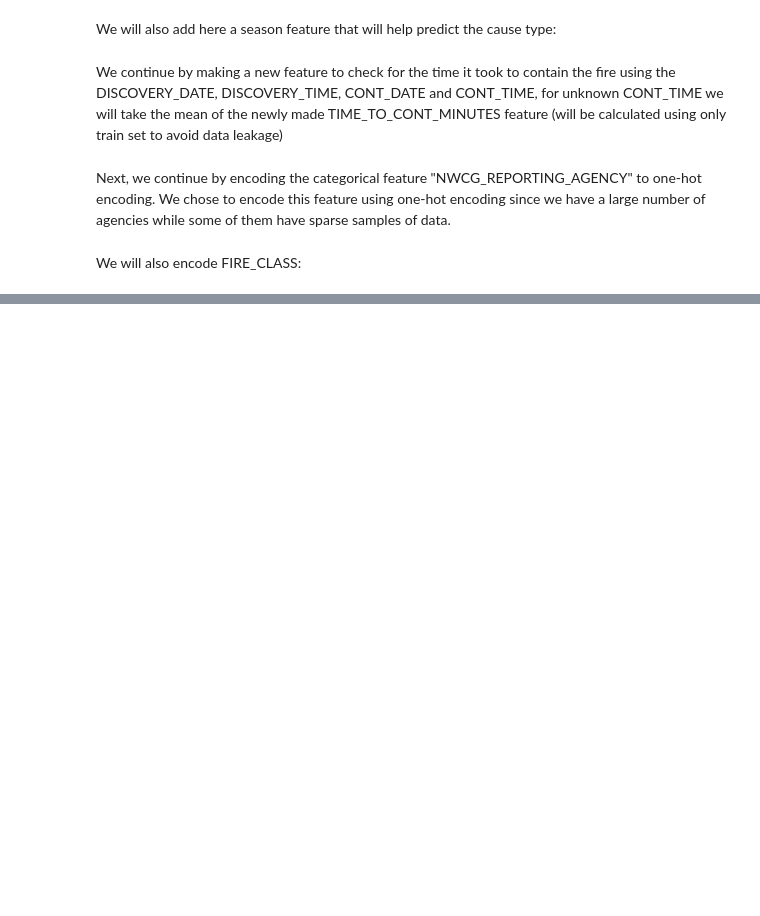
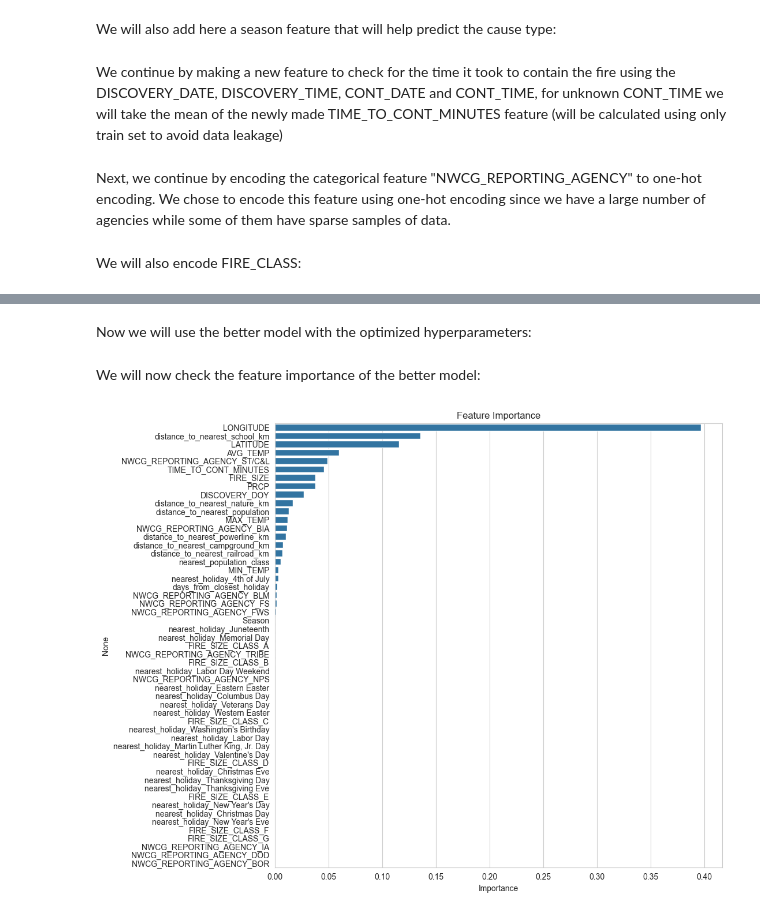
Before and after one commit to tal412/DataScienceFiresProject, a Jupyter notebook: FinalProject.ipynb, the cells around one changed output, grey strips where cells are left out. Drawn from its saved outputs; the diff is of its cells as text; code cells hidden in the pictures; blank space fills up the shorter version.

```diff
--- a/FinalProject.ipynb
+++ b/FinalProject.ipynb
@@ -650,0 +875,23 @@ Structure: 0.02
+# %% [markdown]
+Now we will use the better model with the optimized hyperparameters:
+# %%
+if better_model_name == 'GBC':
+    better_model = GradientBoostingClassifier(**study.best_params)
+else:
+    better_model = RandomForestClassifier(**study.best_params)
+# %% [markdown]
+We will now check the feature importance of the better model:
+# %%
+
+better_model.fit(X_train, y_train)
+
+feature_importance = better_model.feature_importances_
+feature_importance_df = pd.DataFrame(feature_importance, index=X_train.columns, columns=['Importance'])
+feature_importance_df = feature_importance_df.sort_values(by='Importance', ascending=False)
+
+plt.figure(figsize=(10, 10))
+sns.barplot(x=feature_importance_df['Importance'], y=feature_importance_df.index)
+plt.title('Feature Importance')
+plt.show()
+# %% [output]
+[figure, added]
```
Also changed, not shown: parts of 36 cells of this notebook.
